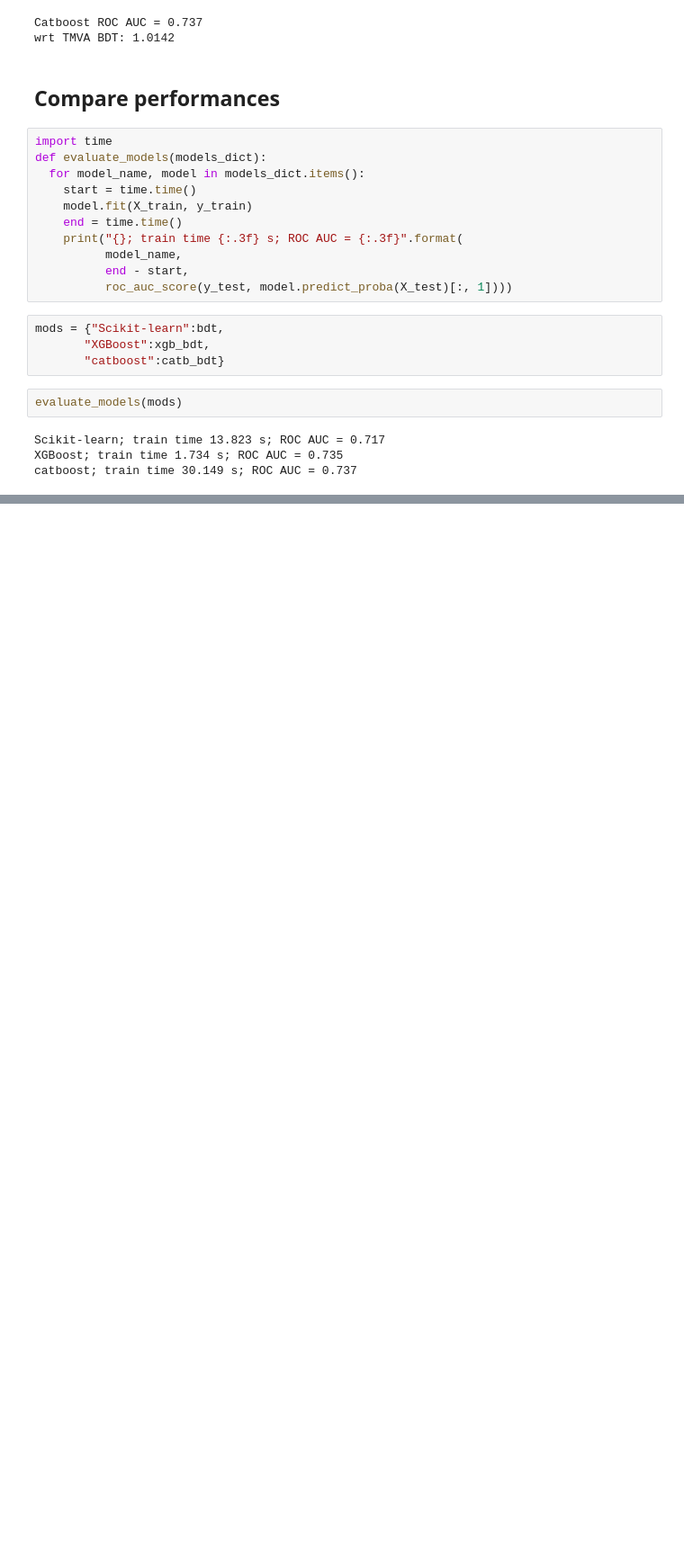
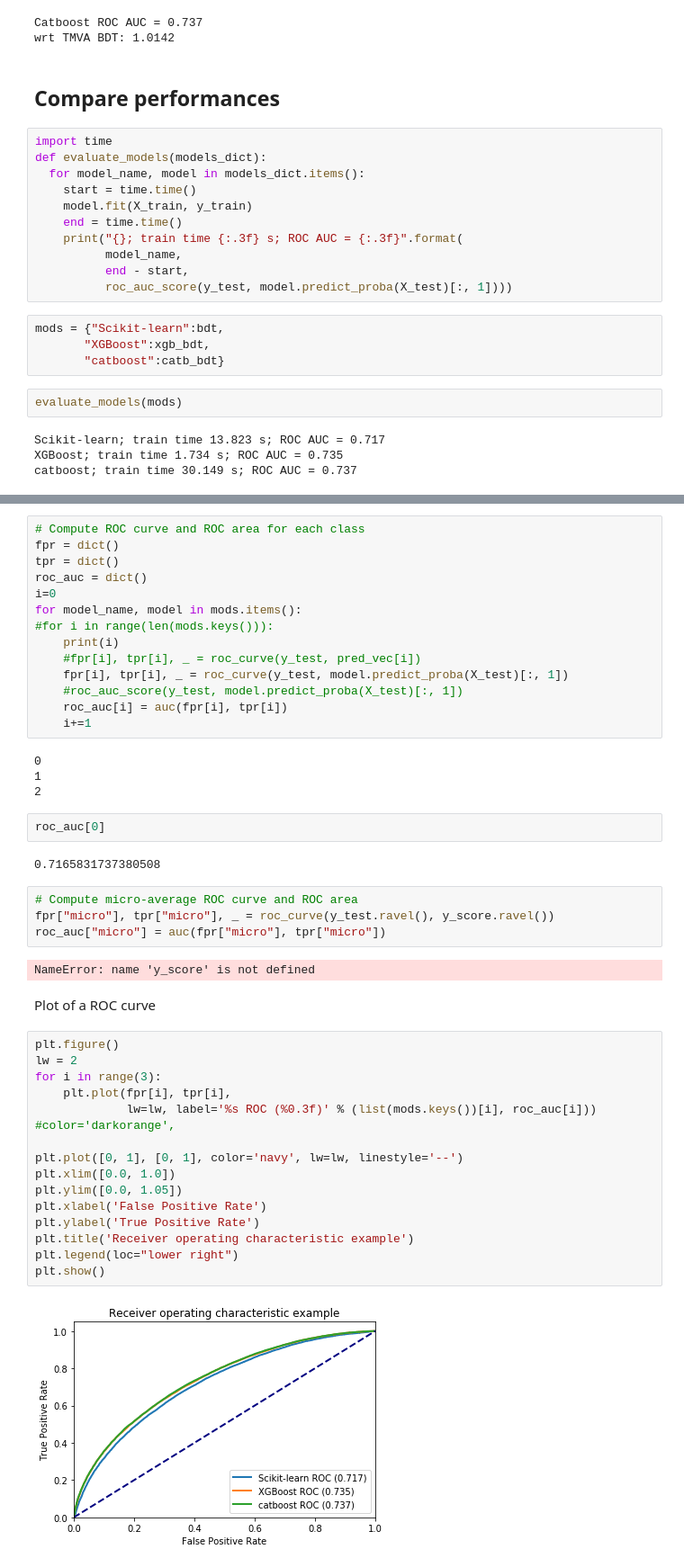
Before and after one commit to grevtsovkirill/tthml_perf, a Jupyter notebook: model_training/market_solutions/training_ttH_v0.ipynb, the cells around one changed output, grey strips where cells are left out. Shown: that part at 90% size. Cells and saved outputs as stored; diff of their text form; blank space fills up the shorter version.

Commit message:
add ROC curves comparison

```diff
--- a/model_training/market_solutions/training_ttH_v0.ipynb
+++ b/model_training/market_solutions/training_ttH_v0.ipynb
@@ -243,0 +277,47 @@ catboost; train time 30.149 s; ROC AUC = 0.737
+# %%
+# Compute ROC curve and ROC area for each class
+fpr = dict()
+tpr = dict()
+roc_auc = dict()
+i=0
+for model_name, model in mods.items():
+#for i in range(len(mods.keys())):
+    print(i)
+    #fpr[i], tpr[i], _ = roc_curve(y_test, pred_vec[i])
+    fpr[i], tpr[i], _ = roc_curve(y_test, model.predict_proba(X_test)[:, 1])
+    #roc_auc_score(y_test, model.predict_proba(X_test)[:, 1])
+    roc_auc[i] = auc(fpr[i], tpr[i])
+    i+=1
+# %% [output]
+0
+1
+2
+# %%
+roc_auc[0]
+# %% [output]
+0.7165831737380508
+# %%
+# Compute micro-average ROC curve and ROC area
+fpr["micro"], tpr["micro"], _ = roc_curve(y_test.ravel(), y_score.ravel())
+roc_auc["micro"] = auc(fpr["micro"], tpr["micro"])
+# %% [output]
+NameError: name 'y_score' is not defined
+# %% [markdown]
+Plot of a ROC curve
+# %%
+plt.figure()
+lw = 2
+for i in range(3):
+    plt.plot(fpr[i], tpr[i],
+             lw=lw, label='%s ROC (%0.3f)' % (list(mods.keys())[i], roc_auc[i])) #color='darkorange',
+
+plt.plot([0, 1], [0, 1], color='navy', lw=lw, linestyle='--')
+plt.xlim([0.0, 1.0])
+plt.ylim([0.0, 1.05])
+plt.xlabel('False Positive Rate')
+plt.ylabel('True Positive Rate')
+plt.title('Receiver operating characteristic example')
+plt.legend(loc="lower right")
+plt.show()
+# %% [output]
+[figure, added]
```
Also changed, not shown: parts of 5 cells of this notebook.
